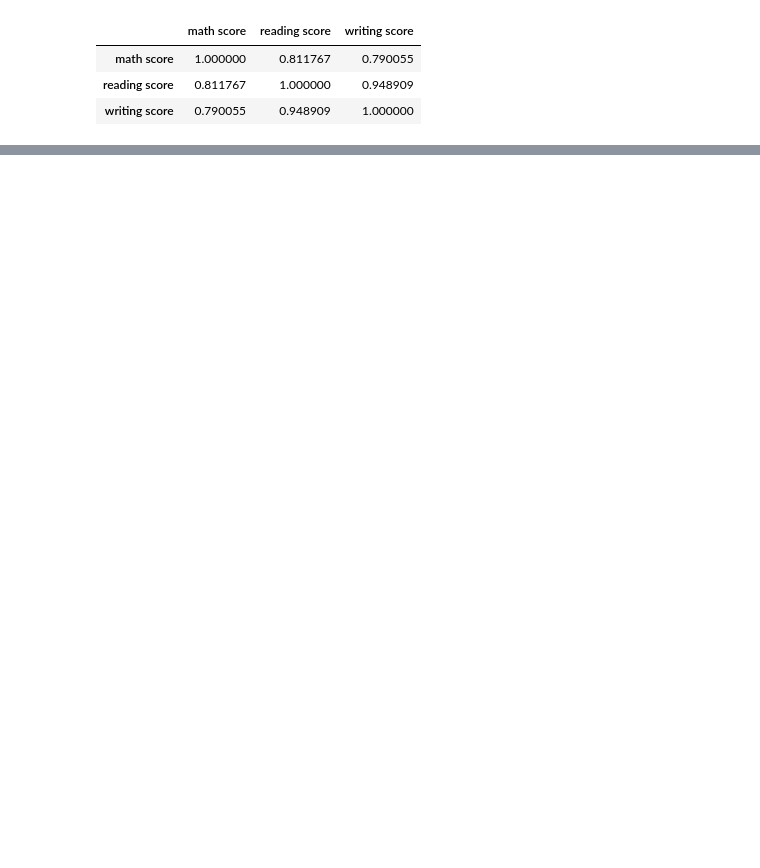
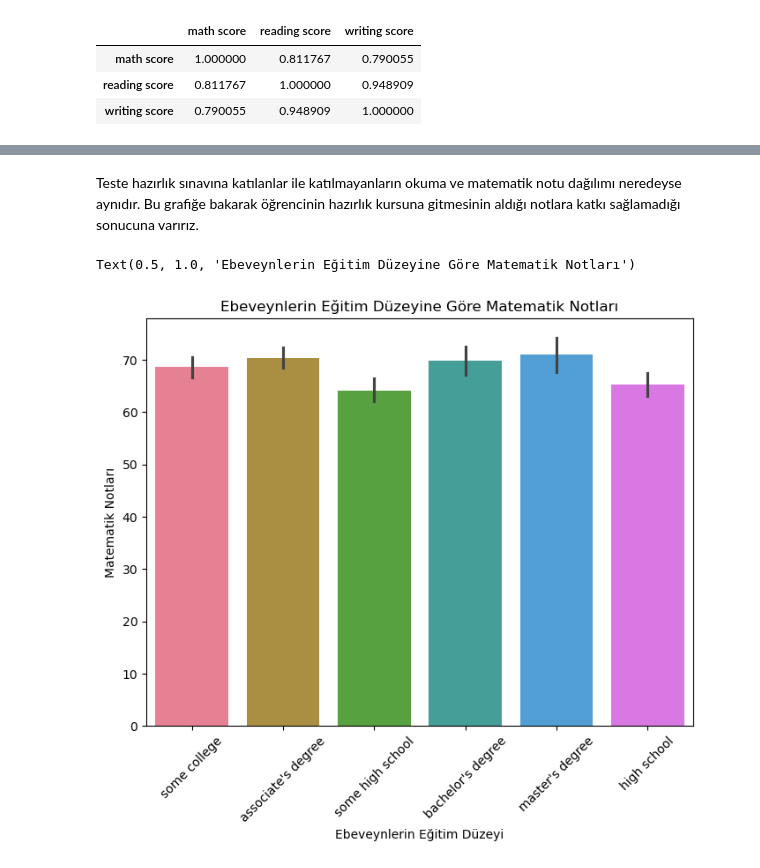
Before and after one commit to temetNoscee/20040101006_Eda--pek_Sanl-_BM_VM, a Jupyter notebook: VM.ipynb, the cells around one changed output, grey strips where cells are left out. Drawn from its saved outputs; the diff is of its cells as text; code cells hidden in the pictures; blank space fills up the shorter version.

```diff
--- a/VM.ipynb
+++ b/VM.ipynb
@@ -156,0 +184,12 @@ Text(0, 0.5, 'Yoğunluk')
+# %% [markdown]
+Teste hazırlık sınavına katılanlar ile katılmayanların okuma ve matematik notu dağılımı neredeyse aynıdır. Bu grafiğe bakarak öğrencinin hazırlık kursuna gitmesinin aldığı notlara katkı sağlamadığı sonucuna varırız.
+# %%
+plt.figure(figsize=(8, 6))
+sns.barplot(df, x="parental level of education", y="math score", hue="parental level of education", palette='husl')
+plt.xticks(rotation=45)
+plt.xlabel('Ebeveynlerin Eğitim Düzeyi')
+plt.ylabel("Matematik Notları")
+plt.title("Ebeveynlerin Eğitim Düzeyine Göre Matematik Notları")
+# %% [output]
+Text(0.5, 1.0, 'Ebeveynlerin Eğitim Düzeyine Göre Matematik Notları')
+[figure, added]
```
Also changed, not shown: parts of 29 cells of this notebook.
